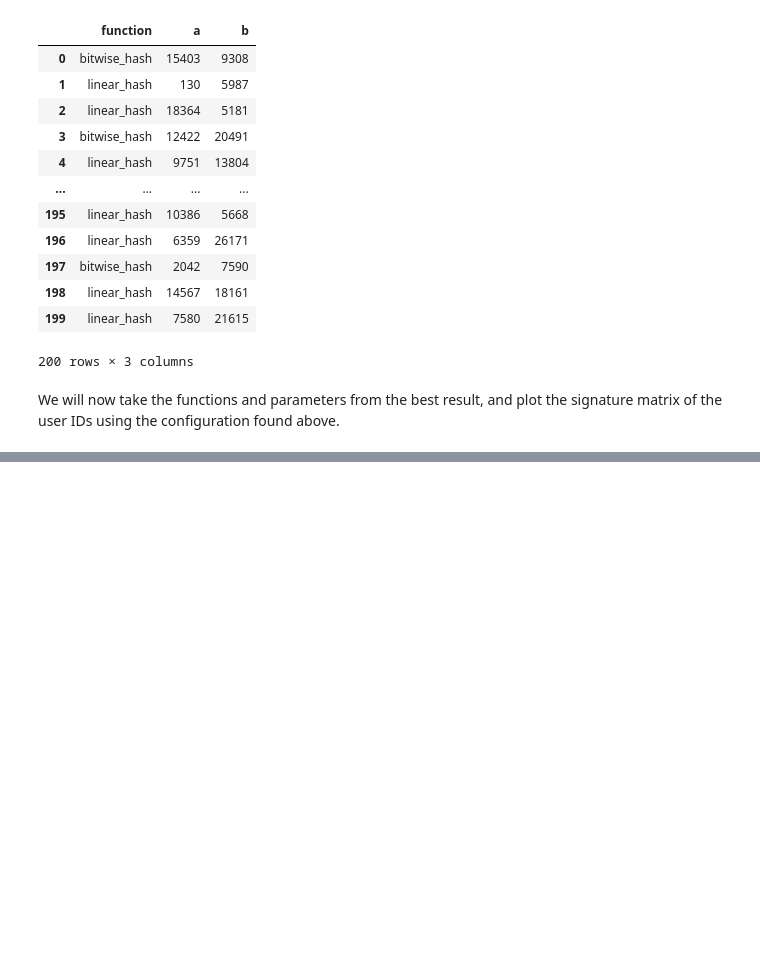
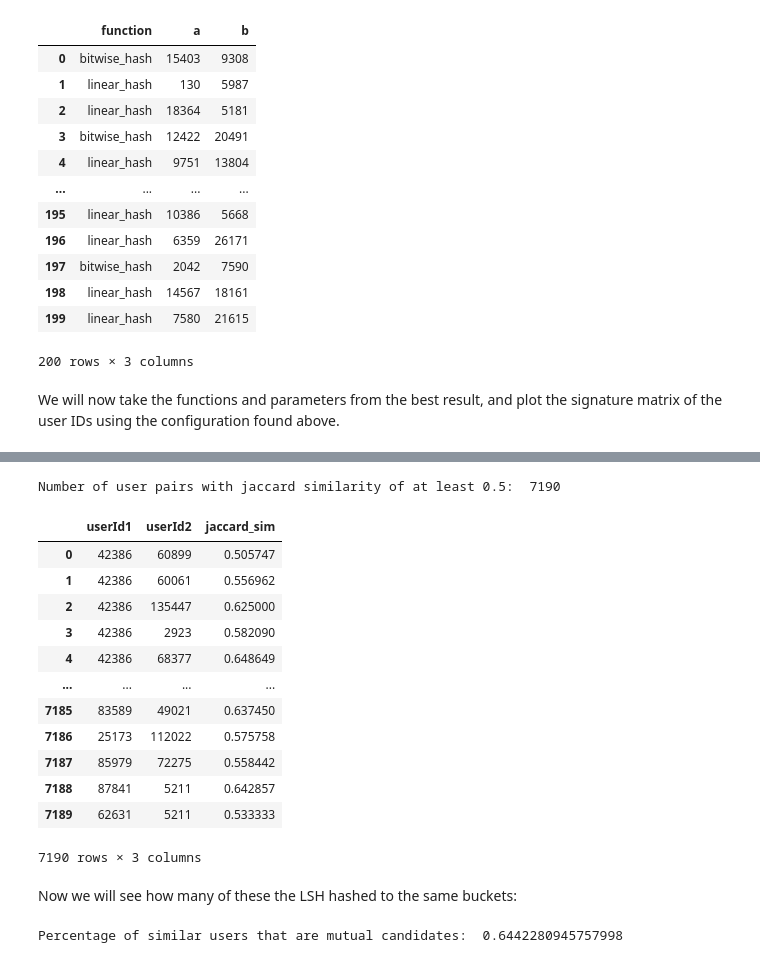
Before and after one commit to gmaurer08/ADM-HW4, a Jupyter notebook: main.ipynb, the cells around one changed output, grey strips where cells are left out. Cells and saved outputs as stored; diff of their text form; code cells hidden in the pictures; blank space fills up the shorter version.

```diff
--- a/main.ipynb
+++ b/main.ipynb
@@ -805,0 +906,52 @@ First 20 rows of the signature matrix:
+# %%
+# Find user pairs with jaccard similarity of at least 0.5
+jaccard_threshold = 0.5
+similar_pairs = [] # Initialize list to store user pairs with jaccard similarity of at least 0.5
+random.seed(12345)
+user_sample = random.sample(list(user_ids), 5000)
+
+# Iterate over all user pairs
+for i in tqdm(range(len(user_sample))):
+    for j in range(i+1, len(user_sample)):
+        # Compute jaccard similarity between the two users
+        jaccard_sim = jaccard_similarity(set(user_movies_dict[user_sample[i]]), set(user_movies_dict[user_sample[j]]))
+        if jaccard_sim >= jaccard_threshold: # if jaccard similarity is at least 0.5
+            similar_pairs.append((user_sample[i], user_sample[j],jaccard_sim)) # add the pair to the list
+
+# Create a dataframe from the list of tuples
+similar_pairs_df = pd.DataFrame(similar_pairs, columns = ['userId1', 'userId2', 'jaccard_sim'])
+
+# Print number of user pairs with jaccard similarity of at least 0.5
+print('Number of user pairs with jaccard similarity of at least 0.5: ', len(similar_pairs))
+display(similar_pairs_df)
+# %% [output]
+Number of user pairs with jaccard similarity of at least 0.5:  7190
+|  | userId1 | userId2 | jaccard_sim |
+| 0 | 42386 | 60899 | 0.505747 |
+| 1 | 42386 | 60061 | 0.556962 |
+| 2 | 42386 | 135447 | 0.625000 |
+| 3 | 42386 | 2923 | 0.582090 |
+| 4 | 42386 | 68377 | 0.648649 |
+| ... | ... | ... | ... |
+| 7185 | 83589 | 49021 | 0.637450 |
+| 7186 | 25173 | 112022 | 0.575758 |
+| 7187 | 85979 | 72275 | 0.558442 |
+| 7188 | 87841 | 5211 | 0.642857 |
+| 7189 | 62631 | 5211 | 0.533333 |
+7190 rows × 3 columns
+# %% [markdown]
+Now we will see how many of these the LSH hashed to the same buckets:
+# %%
+# Initialize list of similar user pairs that are mutual candidates
+similar_candidates = []
+
+# Iterate over user pairs with jaccard similarity of at least 0.5
+for i in tqdm(range(len(similar_pairs))):
+    # If user1 is a candidate of user2 and user2 is a candidate of user1
+    if similar_pairs[i][0] in candidates[similar_pairs[i][1]] and similar_pairs[i][1] in candidates[similar_pairs[i][0]]:
+        similar_candidates.append(similar_pairs[i]) # add the pair to the list
+
+# Print percentage of similar users that are mutual candidates
+print('Percentage of similar users that are mutual candidates: ', len(similar_candidates)/len(similar_pairs))
+# %% [output]
+Percentage of similar users that are mutual candidates:  0.6442280945757998
```
Also changed, not shown: parts of 32 cells of this notebook, 3 other files.
